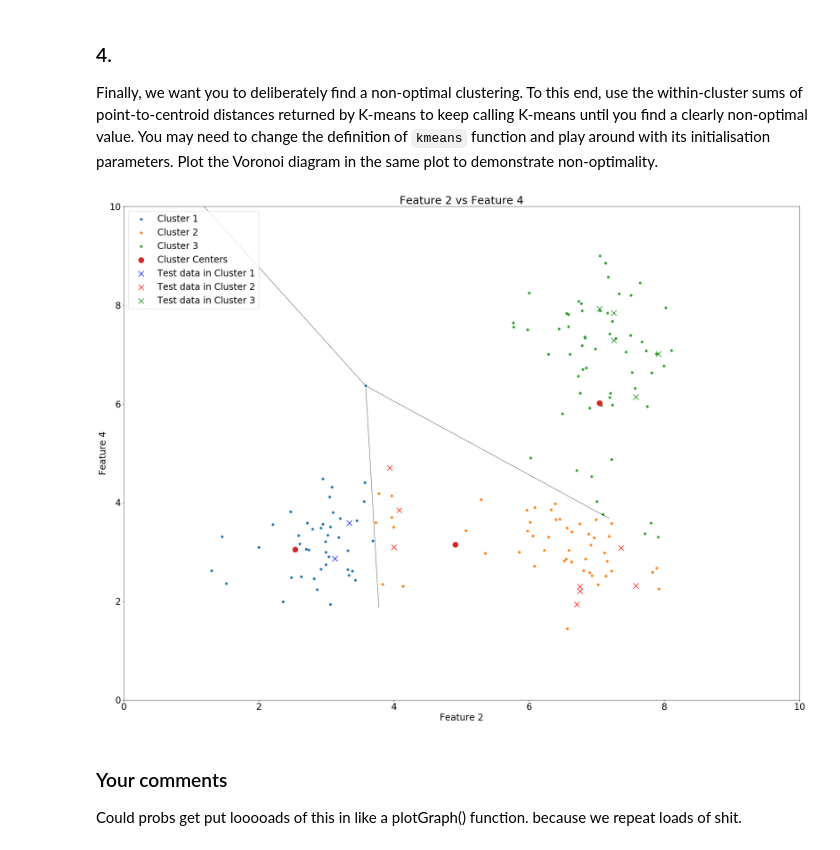
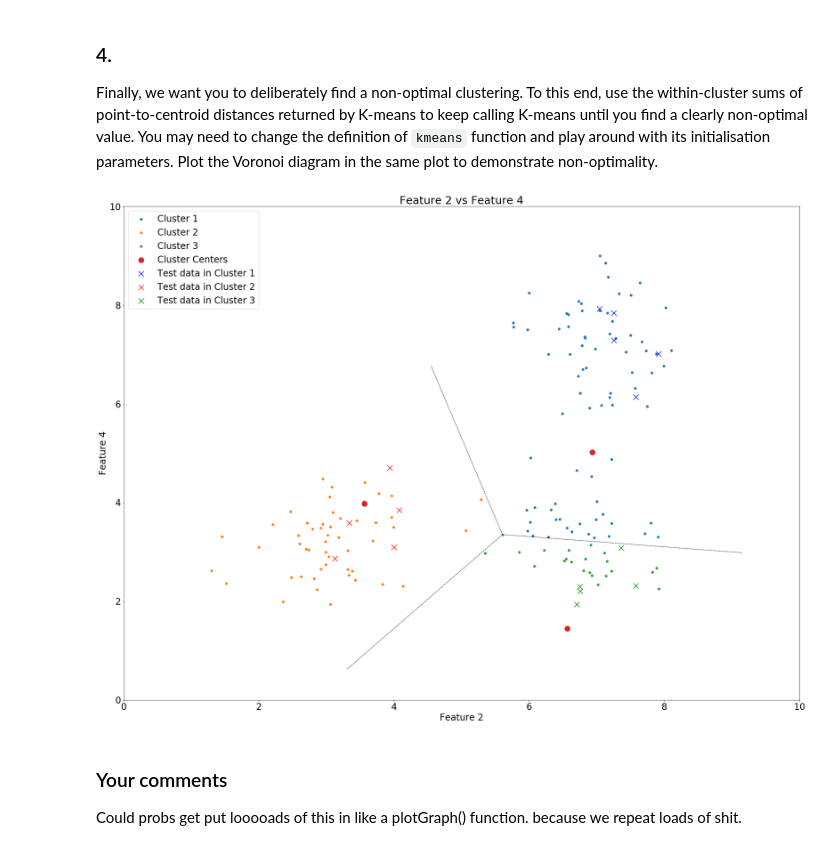
Before and after one commit to ainsleyrutterford/Clustering-and-Classifying-Data, a Jupyter notebook: cw1.ipynb, the cells around one changed output. Drawn from its saved outputs; the diff is of its cells as text; code cells hidden in the pictures.

```diff
--- a/cw1.ipynb
+++ b/cw1.ipynb
@@ -160,11 +160,14 @@ Put here any comments
 Finally, we want you to deliberately find a non-optimal clustering. To this end, use the within-cluster sums of point-to-centroid distances returned by K-means to keep calling K-means until you find a clearly non-optimal value. You may need to change the definition of `kmeans` function and play around with its initialisation parameters. Plot the Voronoi diagram in the same plot to demonstrate non-optimality.
 # %%
 def non_optimal_kmeans(Data, NClusters):
-    array = np.array([[1, 3],[5, 3],[7, 5]])
-    km = KMeans(NClusters, init=array, n_init=1, max_iter=1)
-    fitted = km.fit(Data)
-    x = fitted.inertia_
-    return (fitted.cluster_centers_, fitted.labels_, fitted.inertia_)
+    badfitted = None
+    max_inertia = 0;
+    for i in range(1000):
+        km = KMeans(NClusters, init='random', n_init=1, tol=3)
+        fitted = km.fit(Data)
+        if fitted.inertia_ > max_inertia:
+            badfitted = fitted
+    return (badfitted.cluster_centers_, badfitted.labels_, badfitted.inertia_)
 
 k2 = non_optimal_kmeans(x, 3)
 
@@ -180,34 +183,34 @@ non_op_cluster_centers = k2[0]
 
 non_op_test_cluster_indexes = np.argmin(cdist(test, k2[0], metric='euclidean', p=2), axis=1)
 
 non_op_test_cluster1_indexes = np.where(non_op_test_cluster_indexes == 0)
 non_op_test_cluster2_indexes = np.where(non_op_test_cluster_indexes == 1)
 non_op_test_cluster3_indexes = np.where(non_op_test_cluster_indexes == 2)
 
 non_op_test_cluster1 = np.array(test[non_op_test_cluster1_indexes, :][0])
 non_op_test_cluster2 = np.array(test[non_op_test_cluster2_indexes, :][0])
 non_op_test_cluster3 = np.array(test[non_op_test_cluster3_indexes, :][0])
 
 fig = plt.figure()
 ax = fig.add_subplot(111)
 voronoi_plot_2d(vor=Voronoi(k2[0]), ax=ax, show_points=False)
 ax.set_title('Feature 2 vs Feature 4')
 ax.set_xlabel('Feature 2')
 ax.set_ylabel('Feature 4')
 ax.scatter(non_op_cluster1[:,0], non_op_cluster1[:,1], label='Cluster 1')
 ax.scatter(non_op_cluster2[:,0], non_op_cluster2[:,1], label='Cluster 2')
 ax.scatter(non_op_cluster3[:,0], non_op_cluster3[:,1], label='Cluster 3')
 ax.scatter(non_op_cluster_centers[:,0], non_op_cluster_centers[:,1], s=200, label='Cluster Centers')
 ax.scatter(non_op_test_cluster1[:,0], non_op_test_cluster1[:,1], s=200, marker='x', c='b', label='Test data in Cluster 1')
 ax.scatter(non_op_test_cluster2[:,0], non_op_test_cluster2[:,1], s=200, marker='x', c='r', label='Test data in Cluster 2')
 ax.scatter(non_op_test_cluster3[:,0], non_op_test_cluster3[:,1], s=200, marker='x', c='g', label='Test data in Cluster 3')
 ax.legend(loc='upper left')
 ax.set_xlim([0,10])
 ax.set_ylim([0,10])
 
 plt.show()
 # %% [output]
-[figure, old version]
+[figure, new version]
 # %% [markdown]
 ### Your comments ###
 
```
